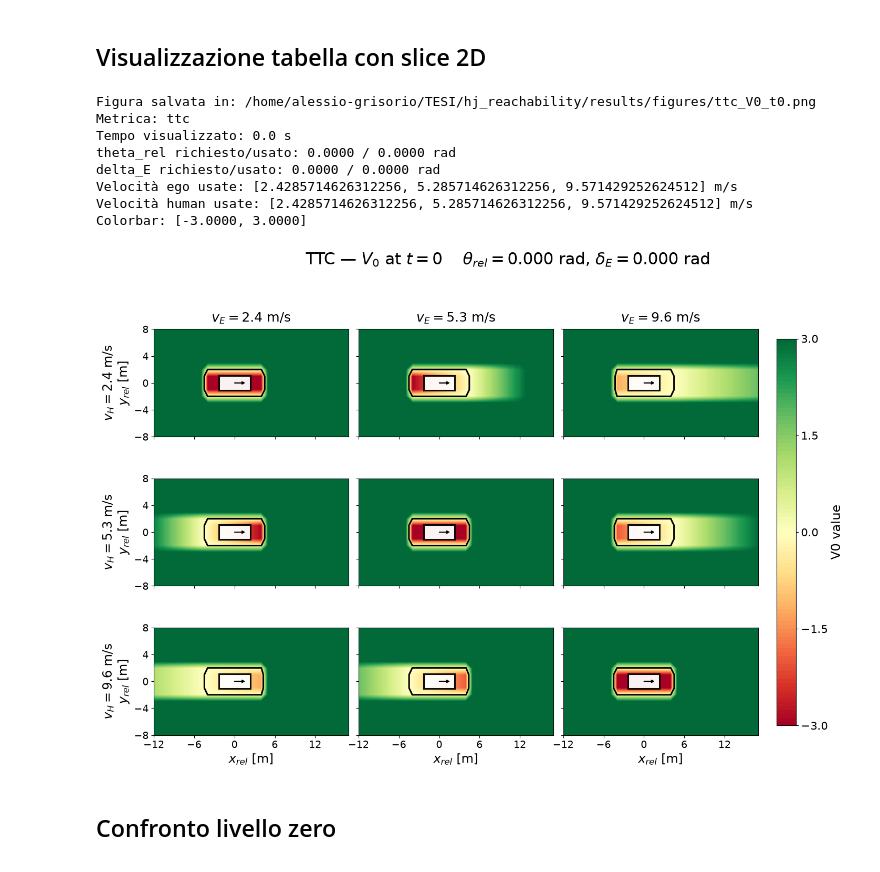
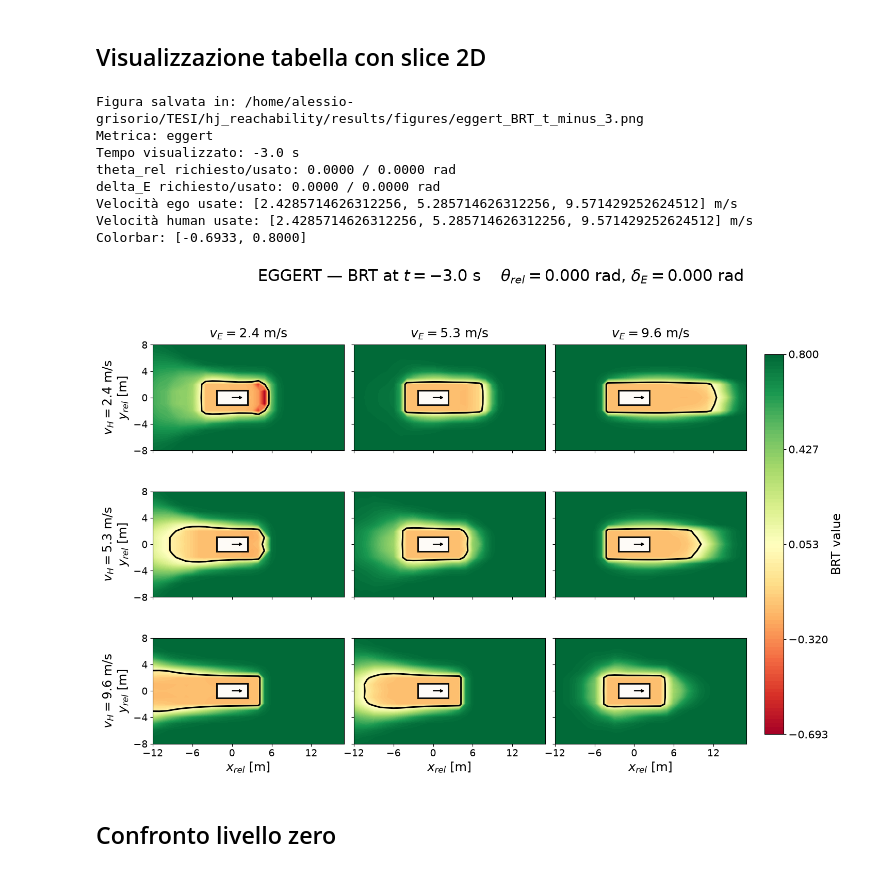
Before and after one commit to alessiogrisorio/hj_reachability, a Jupyter notebook: examples/confronto_grid2.ipynb, the cells around one changed output. Saved outputs shown, nothing was run; the diff lists cells and outputs as text; code cells hidden in the pictures.

Commit message:
eggert metric

```diff
--- a/examples/confronto_grid2.ipynb
+++ b/examples/confronto_grid2.ipynb
@@ -42,6 +42,7 @@ metric_paths = {
     "Euclidean": BRT_DIR / "euclidean.npz",
     "DCE": BRT_DIR / "dce.npz",
     "TTC": BRT_DIR / "ttc.npz",
+    "eggert" : BRT_DIR / "eggert.npz"
 }
 
 missing_files = [
@@ -279,7 +281,7 @@ from matplotlib.ticker import MaxNLocator
 # CONFIGURAZIONE MANUALE
 # =====================================================================
 
-METRIC_NAME = "ttc"   # "euclidean", "dce" oppure "ttc"
+METRIC_NAME = "eggert"   # "euclidean", "dce" oppure "ttc"
 
 EGO_SPEEDS = [3.0, 6.0, 9.0]       # v_E [m/s] -> colonne
 HUMAN_SPEEDS = [3.0, 6.0, 9.0]     # v_H [m/s] -> righe
@@ -287,7 +289,7 @@ HUMAN_SPEEDS = [3.0, 6.0, 9.0]     # v_H [m/s] -> righe
 THETA_REL = 0.0       # [rad]
 DELTA_E = 0.0         # [rad]
 
-TIME = 0.0           # 0.0 per V0, -3.0 per BRT
+TIME = -3.0           # 0.0 per V0, -3.0 per BRT
 
 SAVE_FIGURE = True
 OUTPUT_FORMAT = "png"  # "png", "pdf" oppure "svg"
@@ -309,7 +311,7 @@ if len(EGO_SPEEDS) != 3 or len(HUMAN_SPEEDS) != 3:
 if not (np.isclose(TIME, 0.0) or np.isclose(TIME, -3.0)):
     raise ValueError("TIME deve essere 0.0 oppure -3.0.")
 
-valid_metrics = {"euclidean", "dce", "ttc"}
+valid_metrics = {"euclidean", "dce", "ttc", "eggert"}
 
 if METRIC_NAME.lower() not in valid_metrics:
     raise ValueError(
@@ -610,38 +612,38 @@ if SAVE_FIGURE:
 
     time_tag = "t0" if np.isclose(TIME, 0.0) else "t_minus_3"
 
     output_path = (
         output_directory
         / f"{METRIC_NAME}_{field_name}_{time_tag}.{OUTPUT_FORMAT}"
     )
 
     fig.savefig(
         output_path,
         dpi=OUTPUT_DPI,
         bbox_inches="tight",
     )
 
     print(f"Figura salvata in: {output_path.resolve()}")
 
 print(f"Metrica: {METRIC_NAME}")
 print(f"Tempo visualizzato: {TIME:.1f} s")
 print(f"theta_rel richiesto/usato: {THETA_REL:.4f} / {theta_used:.4f} rad")
 print(f"delta_E richiesto/usato: {DELTA_E:.4f} / {delta_used:.4f} rad")
 print(f"Velocità ego usate: {ego_speeds_used} m/s")
 print(f"Velocità human usate: {human_speeds_used} m/s")
 print(f"Colorbar: [{color_min:.4f}, {color_max:.4f}]")
 
 plt.show()
 # %% [output]
-Figura salvata in: /home/alessio-grisorio/TESI/hj_reachability/results/figures/ttc_V0_t0.png
-Metrica: ttc
-Tempo visualizzato: 0.0 s
+Figura salvata in: /home/alessio-grisorio/TESI/hj_reachability/results/figures/eggert_BRT_t_minus_3.png
+Metrica: eggert
+Tempo visualizzato: -3.0 s
 theta_rel richiesto/usato: 0.0000 / 0.0000 rad
 delta_E richiesto/usato: 0.0000 / 0.0000 rad
 Velocità ego usate: [2.4285714626312256, 5.285714626312256, 9.571429252624512] m/s
 Velocità human usate: [2.4285714626312256, 5.285714626312256, 9.571429252624512] m/s
-Colorbar: [-3.0000, 3.0000]
+Colorbar: [-0.6933, 0.8000]
-[figure, old version]
+[figure, new version]
 # %% [markdown]
 ## Confronto livello zero
 # %%
```
Also changed, not shown: parts of 3 cells of this notebook, 4 other files.
